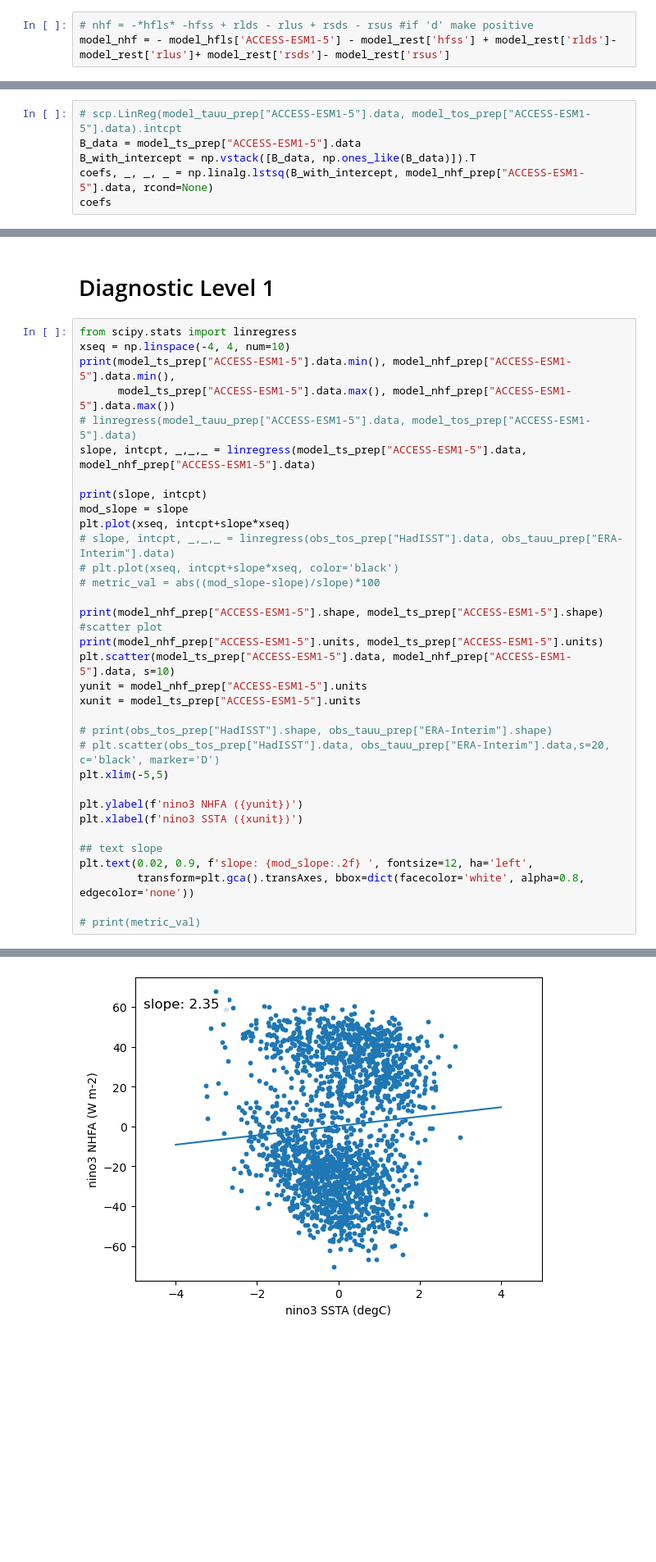
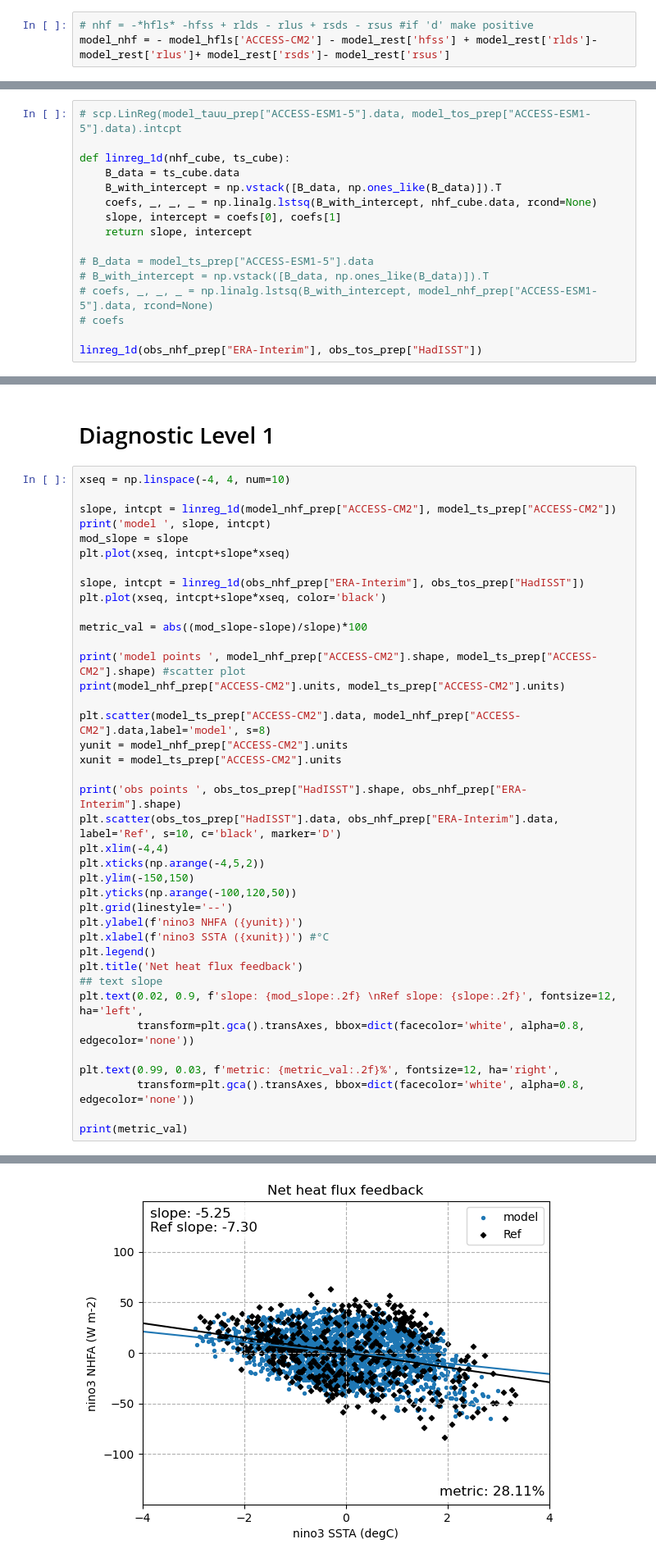
Before and after one commit to ACCESS-NRI/ACCESS-ENSO-recipes, a Jupyter notebook: 23-sst_nhf_feedback.ipynb, the cells around one changed output, grey strips where cells are left out. Shown at 82% size. Drawn from its saved outputs; the diff is of its cells as text; blank space fills up the shorter version.

```diff
--- a/23-sst_nhf_feedback.ipynb
+++ b/23-sst_nhf_feedback.ipynb
@@ -86,6 +88,6 @@ test.data.max() , test.data.mean(), test.data.min()
 # %%
 # nhf = -*hfls* -hfss + rlds - rlus + rsds - rsus #if 'd' make positive
-model_nhf = - model_hfls['ACCESS-ESM1-5'] - model_rest['hfss'] + model_rest['rlds']- model_rest['rlus']+ model_rest['rsds']- model_rest['rsus']
+model_nhf = - model_hfls['ACCESS-CM2'] - model_rest['hfss'] + model_rest['rlds']- model_rest['rlus']+ model_rest['rsds']- model_rest['rsus']
 # %%
 obs_tos_datasets = {
 "HadISST":
@@ -179,8 +167,18 @@ model_nhf_prep = {'ACCESS-ESM1-5': east(model_nhf)}
 ## Calculate Linear regression
 # %%
 # scp.LinReg(model_tauu_prep["ACCESS-ESM1-5"].data, model_tos_prep["ACCESS-ESM1-5"].data).intcpt
-B_data = model_ts_prep["ACCESS-ESM1-5"].data
-B_with_intercept = np.vstack([B_data, np.ones_like(B_data)]).T
-coefs, _, _, _ = np.linalg.lstsq(B_with_intercept, model_nhf_prep["ACCESS-ESM1-5"].data, rcond=None)
-coefs
+
+def linreg_1d(nhf_cube, ts_cube):
+    B_data = ts_cube.data
+    B_with_intercept = np.vstack([B_data, np.ones_like(B_data)]).T
+    coefs, _, _, _ = np.linalg.lstsq(B_with_intercept, nhf_cube.data, rcond=None)
+    slope, intercept = coefs[0], coefs[1]
+    return slope, intercept
+
+# B_data = model_ts_prep["ACCESS-ESM1-5"].data
+# B_with_intercept = np.vstack([B_data, np.ones_like(B_data)]).T
+# coefs, _, _, _ = np.linalg.lstsq(B_with_intercept, model_nhf_prep["ACCESS-ESM1-5"].data, rcond=None)
+# coefs
+
+linreg_1d(obs_nhf_prep["ERA-Interim"], obs_tos_prep["HadISST"])
 # %% [output]
@@ -191,36 +186,42 @@ masked_array(data=[2.3525236 , 0.25193423],
 # %% [markdown]
 # Diagnostic Level 1
 # %%
-from scipy.stats import linregress
 xseq = np.linspace(-4, 4, num=10)
-print(model_ts_prep["ACCESS-ESM1-5"].data.min(), model_nhf_prep["ACCESS-ESM1-5"].data.min(),
-      model_ts_prep["ACCESS-ESM1-5"].data.max(), model_nhf_prep["ACCESS-ESM1-5"].data.max())
-# linregress(model_tauu_prep["ACCESS-ESM1-5"].data, model_tos_prep["ACCESS-ESM1-5"].data)
-slope, intcpt, _,_,_ = linregress(model_ts_prep["ACCESS-ESM1-5"].data, model_nhf_prep["ACCESS-ESM1-5"].data)
 
-print(slope, intcpt)
+slope, intcpt = linreg_1d(model_nhf_prep["ACCESS-CM2"], model_ts_prep["ACCESS-CM2"])
+print('model ', slope, intcpt)
 mod_slope = slope
 plt.plot(xseq, intcpt+slope*xseq)
-# slope, intcpt, _,_,_ = linregress(obs_tos_prep["HadISST"].data, obs_tauu_prep["ERA-Interim"].data)
-# plt.plot(xseq, intcpt+slope*xseq, color='black')
-# metric_val = abs((mod_slope-slope)/slope)*100
 
-print(model_nhf_prep["ACCESS-ESM1-5"].shape, model_ts_prep["ACCESS-ESM1-5"].shape) #scatter plot
-print(model_nhf_prep["ACCESS-ESM1-5"].units, model_ts_prep["ACCESS-ESM1-5"].units)
-plt.scatter(model_ts_prep["ACCESS-ESM1-5"].data, model_nhf_prep["ACCESS-ESM1-5"].data, s=10)
-yunit = model_nhf_prep["ACCESS-ESM1-5"].units
-xunit = model_ts_prep["ACCESS-ESM1-5"].units
+slope, intcpt = linreg_1d(obs_nhf_prep["ERA-Interim"], obs_tos_prep["HadISST"])
+plt.plot(xseq, intcpt+slope*xseq, color='black')
 
-# print(obs_tos_prep["HadISST"].shape, obs_tauu_prep["ERA-Interim"].shape)
-# plt.scatter(obs_tos_prep["HadISST"].data, obs_tauu_prep["ERA-Interim"].data,s=20, c='black', marker='D')
-plt.xlim(-5,5)
+metric_val = abs((mod_slope-slope)/slope)*100
 
+print('model points ', model_nhf_prep["ACCESS-CM2"].shape, model_ts_prep["ACCESS-CM2"].shape) #scatter plot
+print(model_nhf_prep["ACCESS-CM2"].units, model_ts_prep["ACCESS-CM2"].units)
+
+plt.scatter(model_ts_prep["ACCESS-CM2"].data, model_nhf_prep["ACCESS-CM2"].data,label='model', s=8)
+yunit = model_nhf_prep["ACCESS-CM2"].units
+xunit = model_ts_prep["ACCESS-CM2"].units
+
+print('obs points ', obs_tos_prep["HadISST"].shape, obs_nhf_prep["ERA-Interim"].shape)
+plt.scatter(obs_tos_prep["HadISST"].data, obs_nhf_prep["ERA-Interim"].data, label='Ref', s=10, c='black', marker='D')
+plt.xlim(-4,4)
+plt.xticks(np.arange(-4,5,2))
+plt.ylim(-150,150)
+plt.yticks(np.arange(-100,120,50))
+plt.grid(linestyle='--')
 plt.ylabel(f'nino3 NHFA ({yunit})')
-plt.xlabel(f'nino3 SSTA ({xunit})')
-
+plt.xlabel(f'nino3 SSTA ({xunit})') #°C
+plt.legend()
+plt.title('Net heat flux feedback')
 ## text slope
-plt.text(0.02, 0.9, f'slope: {mod_slope:.2f} ', fontsize=12, ha='left',
+plt.text(0.02, 0.9, f'slope: {mod_slope:.2f} \nRef slope: {slope:.2f}', fontsize=12, ha='left',
          transform=plt.gca().transAxes, bbox=dict(facecolor='white', alpha=0.8, edgecolor='none'))
 
-# print(metric_val)
+plt.text(0.99, 0.03, f'metric: {metric_val:.2f}%', fontsize=12, ha='right',
+         transform=plt.gca().transAxes, bbox=dict(facecolor='white', alpha=0.8, edgecolor='none'))
+
+print(metric_val)
 # %% [output]
@@ -232 +233 @@ Text(0.02, 0.9, 'slope: 2.35 ')
-[figure, old version]
+[figure, new version]
```
Also changed, not shown: parts of 17 cells of this notebook.
